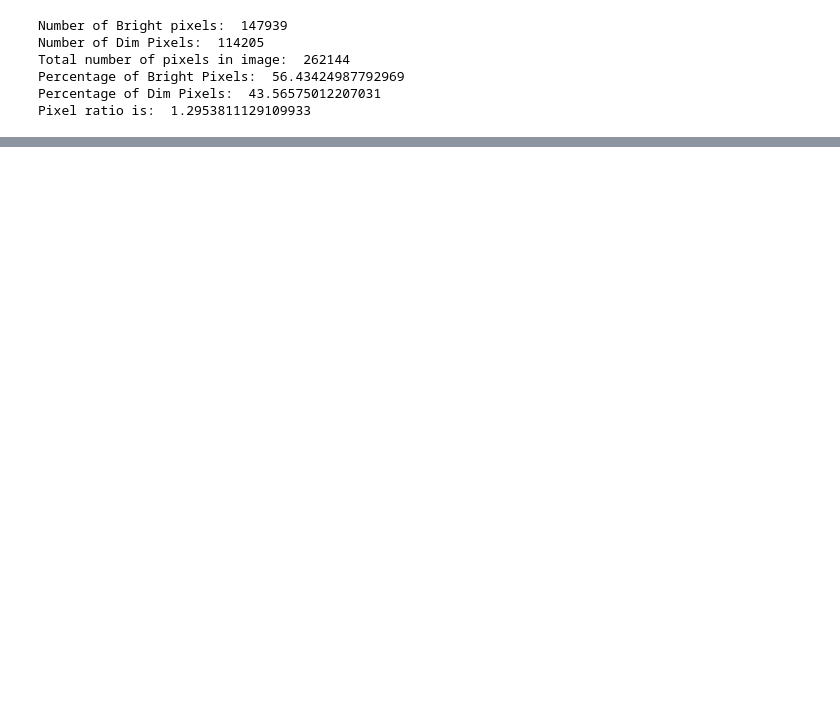
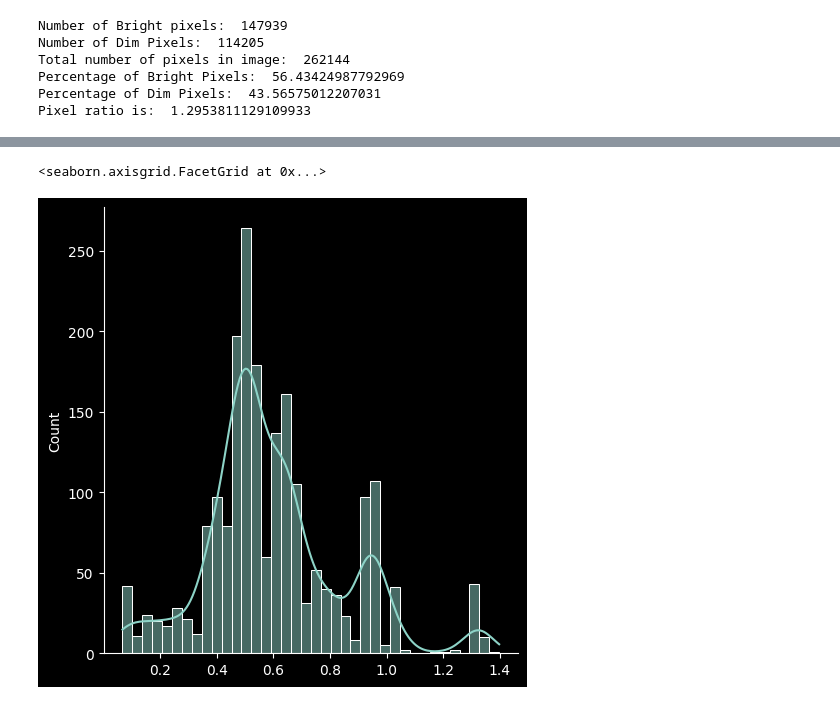
Before and after one commit to tobsthetobs/bsc-dataset-metrics, a Jupyter notebook: brightness.ipynb, the cells around one changed output, grey strips where cells are left out. Drawn from its saved outputs; the diff is of its cells as text; code cells hidden in the pictures; blank space fills up the shorter version.

```diff
--- a/brightness.ipynb
+++ b/brightness.ipynb
@@ -103,0 +160,6 @@ Pixel ratio is:  1.2953811129109933
+# %%
+# Plot using seaborn
+sns.displot(data_br[0], bins=38, kde=True)
+# %% [output]
+<seaborn.axisgrid.FacetGrid at 0x...>
+[figure, added]
```
Also changed, not shown: parts of 10 cells of this notebook, 1 other file.
